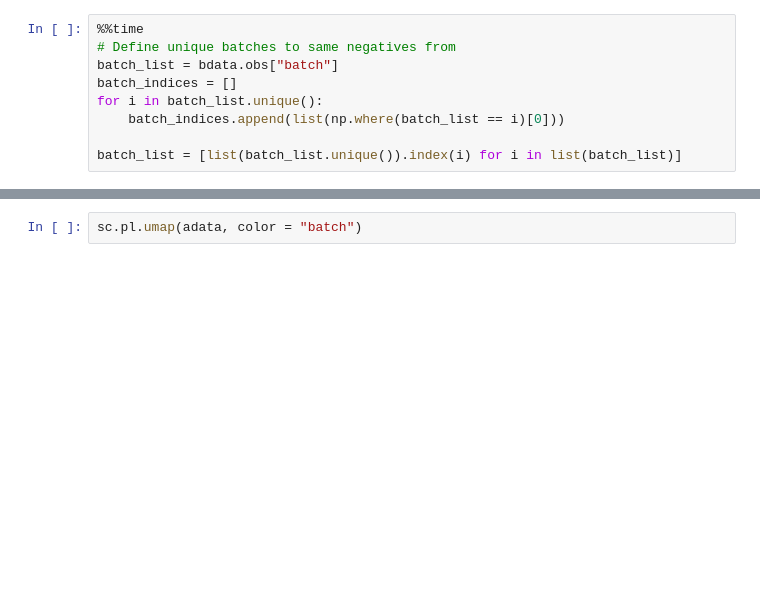
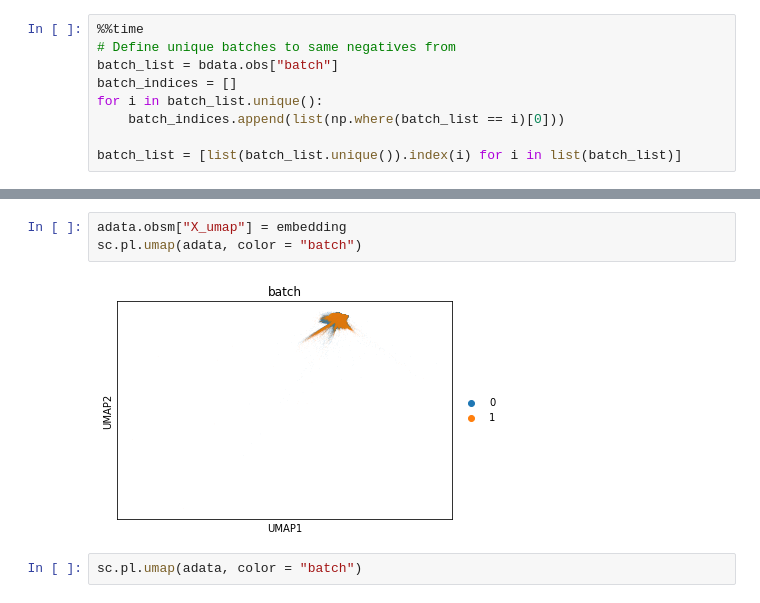
Before and after one commit to lkmklsmn/bbtnn, a Jupyter notebook: examples/ICA integration.ipynb, the cells around one changed output, grey strips where cells are left out. Saved outputs shown, nothing was run; the diff lists cells and outputs as text; blank space fills up the shorter version.

```diff
--- a/examples/ICA integration.ipynb
+++ b/examples/ICA integration.ipynb
@@ -111,3 +137,8 @@ Calculating KNNs
+# %%
+adata.obsm["X_umap"] = embedding
+sc.pl.umap(adata, color = "batch")
+# %% [output]
+[figure, added]
 # %%
 sc.pl.umap(adata, color = "batch")
 # %% [output]
```
Also changed, not shown: parts of 3 cells of this notebook, 3 other files.
